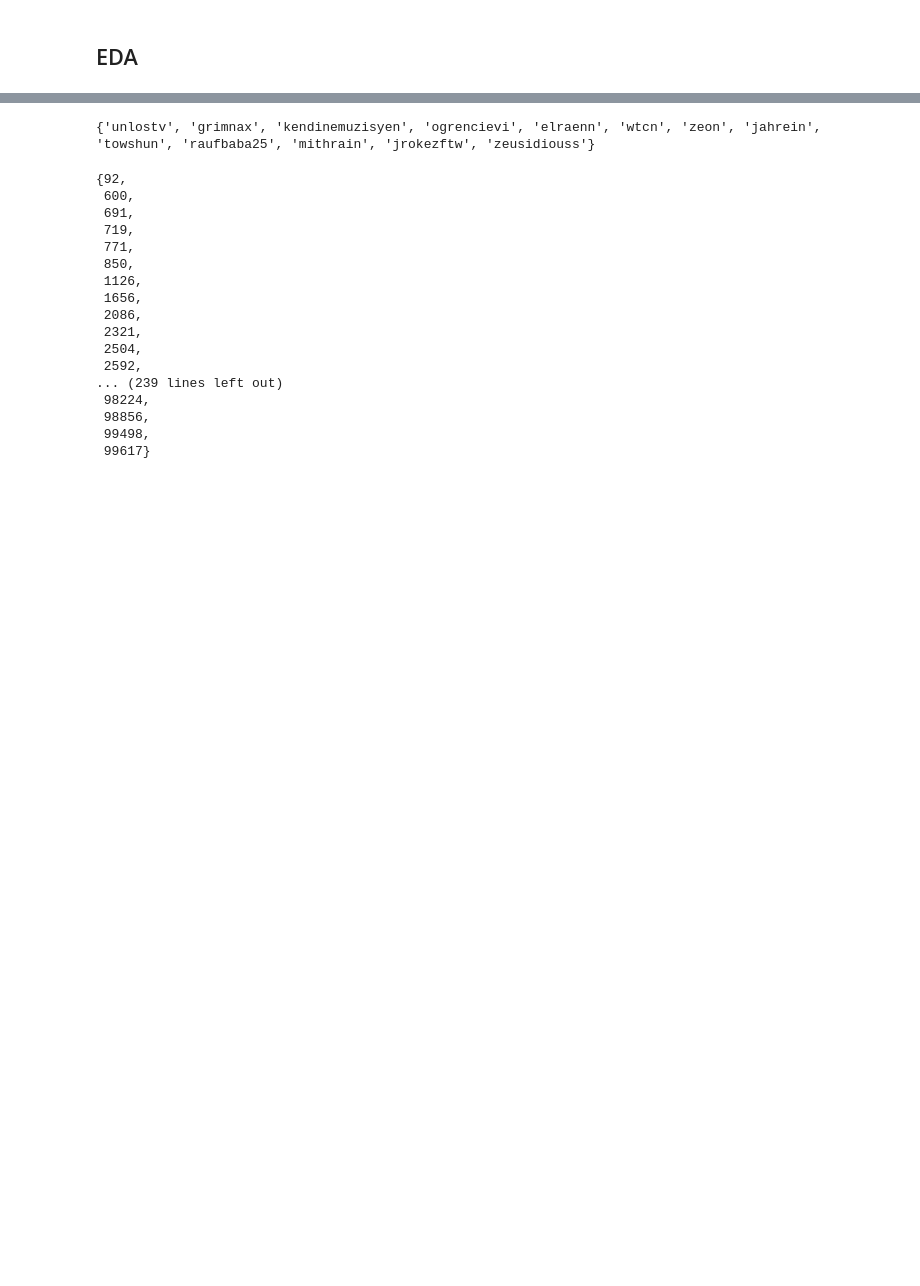
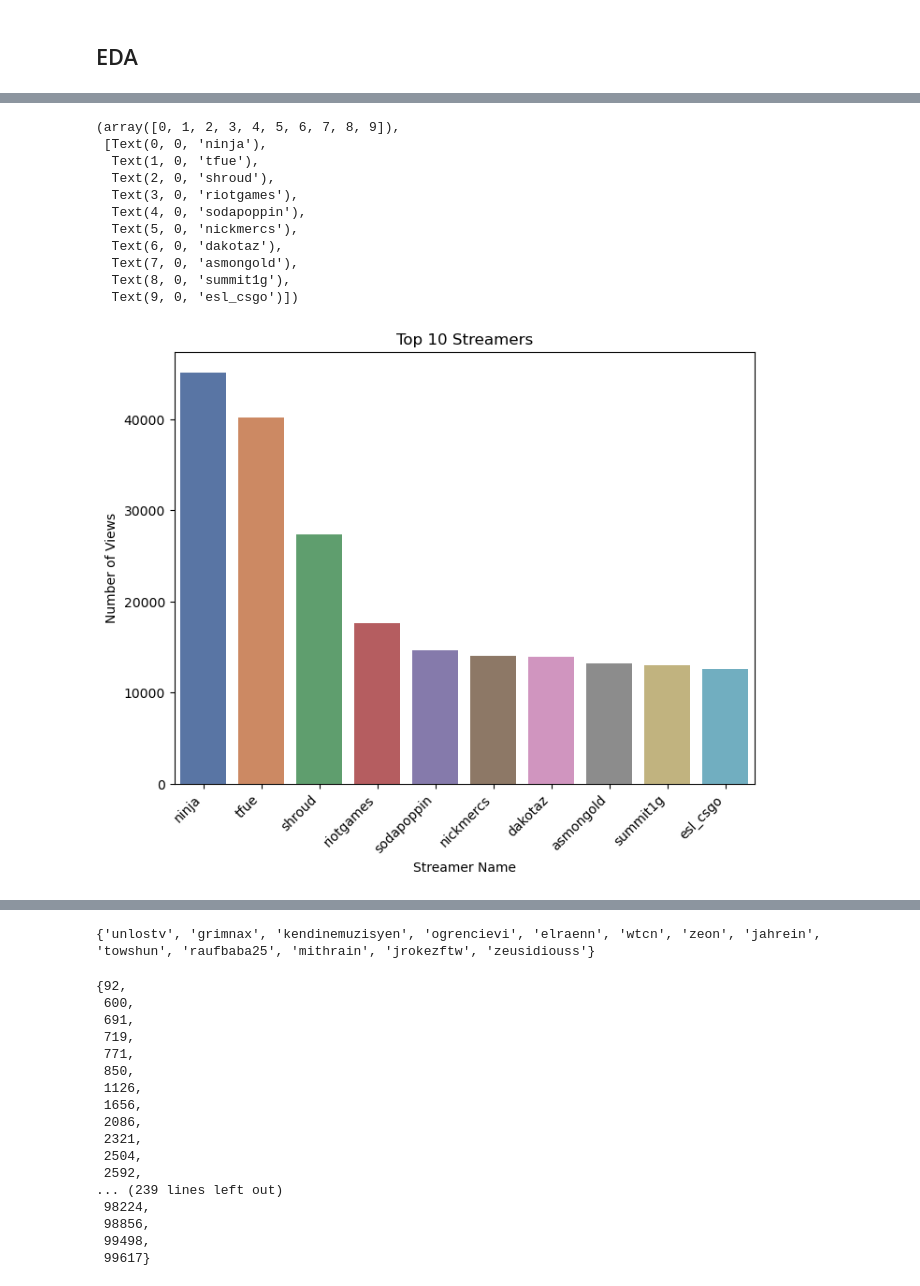
Before and after one commit to garrett-lam/twitchRec, a Jupyter notebook: twitchRec.ipynb, the cells around one changed output, grey strips where cells are left out. Saved outputs shown, nothing was run; the diff lists cells and outputs as text; code cells hidden in the pictures; blank space fills up the shorter version.

```diff
--- a/twitchRec.ipynb
+++ b/twitchRec.ipynb
@@ -119,0 +169,39 @@ data
+# %%
+# Build basic data structures for WHOLE dataset:
+streamerPerUser = defaultdict(set)
+usersPerStreamer = defaultdict(set)
+streamerViews = defaultdict(int)
+interactionCount = defaultdict(int)
+timeDict = {}
+
+for d in data:
+    user = d['user_id']
+    streamer = d['streamer_name']
+    streamerPerUser[user].add(streamer)
+    usersPerStreamer[streamer].add(user)
+    streamerViews[streamer] += 1
+    interactionCount[(user,streamer)] += 1
+    timeDict[(user,streamer)] = d['time_spent']
+# %%
+# Most popular streamers
+sorted_streamer_views = dict(sorted(streamerViews.items(), key=lambda x: x[1], reverse=True))
+
+plt.figure(figsize=(8,6))
+sns.barplot(x=list(sorted_streamer_views.keys())[:10], y=list(sorted_streamer_views.values())[:10], palette='deep')
+plt.title('Top 10 Streamers')
+plt.xlabel('Streamer Name')
+plt.ylabel('Number of Views')
+plt.xticks(rotation=45, ha='right')
+# %% [output]
+(array([0, 1, 2, 3, 4, 5, 6, 7, 8, 9]),
+ [Text(0, 0, 'ninja'),
+  Text(1, 0, 'tfue'),
+  Text(2, 0, 'shroud'),
+  Text(3, 0, 'riotgames'),
+  Text(4, 0, 'sodapoppin'),
+  Text(5, 0, 'nickmercs'),
+  Text(6, 0, 'dakotaz'),
+  Text(7, 0, 'asmongold'),
+  Text(8, 0, 'summit1g'),
+  Text(9, 0, 'esl_csgo')])
+[figure, added]
```
Also changed, not shown: parts of 18 cells of this notebook.
